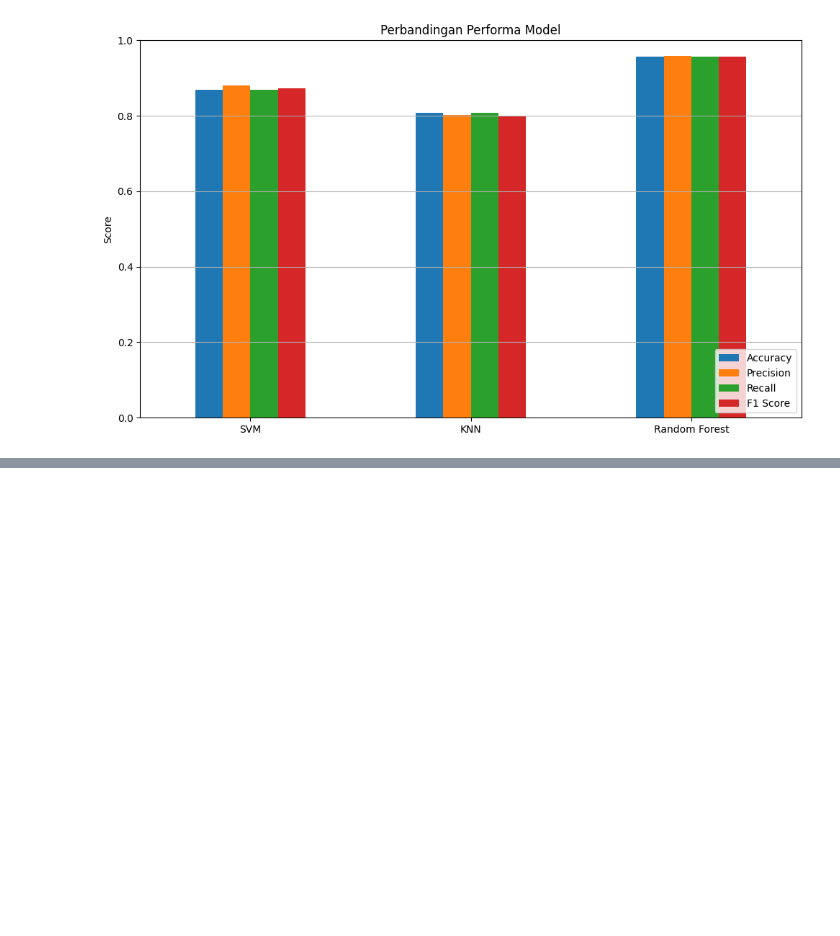
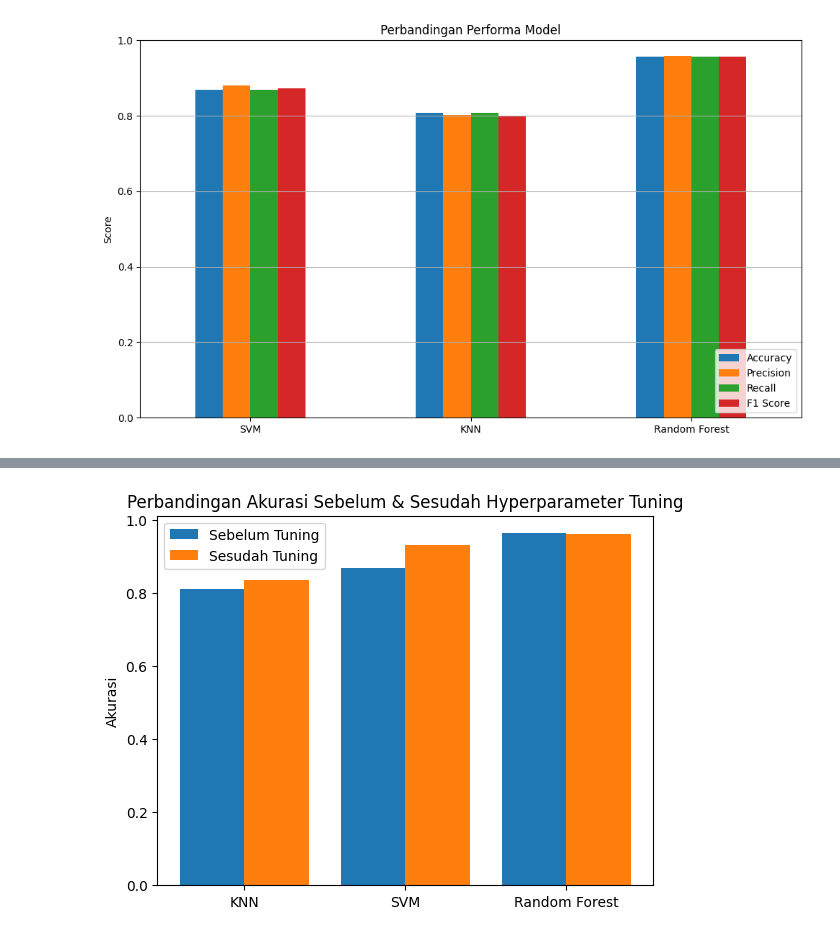
Before and after one commit to muhammadaryadwisaputra/Bengkel-Coding, a Jupyter notebook: Uas(BK)ipynb.ipynb, the cells around one changed output, grey strips where cells are left out. Cells and saved outputs as stored; diff of their text form; code cells hidden in the pictures; blank space fills up the shorter version.

```diff
--- a/Uas(BK)ipynb.ipynb
+++ b/Uas(BK)ipynb.ipynb
@@ -284,0 +287,96 @@ plt.show()
+# %%
+from sklearn.preprocessing import StandardScaler
+from sklearn.model_selection import GridSearchCV
+from sklearn.neighbors import KNeighborsClassifier
+from sklearn.svm import SVC
+from sklearn.ensemble import RandomForestClassifier
+from sklearn.metrics import accuracy_score, confusion_matrix, classification_report
+import matplotlib.pyplot as plt
+import seaborn as sns
+import joblib
+
+# ------------------- SCALING -------------------
+scaler = StandardScaler()
+X_train_scaled = scaler.fit_transform(X_train)
+X_test_scaled = scaler.transform(X_test)
+
+# ------------------- MODEL SEBELUM TUNING -------------------
+model_knn_before = KNeighborsClassifier()
+model_svm_before = SVC()
+model_rf_before = RandomForestClassifier()
+
+model_knn_before.fit(X_train_scaled, y_train)
+model_svm_before.fit(X_train_scaled, y_train)
+model_rf_before.fit(X_train_scaled, y_train)
+
+acc_knn_before = accuracy_score(y_test, model_knn_before.predict(X_test_scaled))
+acc_svm_before = accuracy_score(y_test, model_svm_before.predict(X_test_scaled))
+acc_rf_before = accuracy_score(y_test, model_rf_before.predict(X_test_scaled))
+
+# ------------------- HYPERPARAMETER TUNING -------------------
+# KNN
+param_knn = {'n_neighbors': [3, 5, 7, 9]}
+grid_knn = GridSearchCV(KNeighborsClassifier(), param_knn, cv=5)
+grid_knn.fit(X_train_scaled, y_train)
+best_knn = grid_knn.best_estimator_
+
+# SVM
+param_svm = {'C': [0.1, 1, 10], 'kernel': ['linear', 'rbf']}
+grid_svm = GridSearchCV(SVC(), param_svm, cv=5)
+grid_svm.fit(X_train_scaled, y_train)
+best_svm = grid_svm.best_estimator_
+
+# Random Forest
+param_rf = {'n_estimators': [50, 100], 'max_depth': [None, 10, 20]}
+grid_rf = GridSearchCV(RandomForestClassifier(), param_rf, cv=5)
+grid_rf.fit(X_train_scaled, y_train)
+best_rf = grid_rf.best_estimator_
+
+# ------------------- AKURASI SETELAH TUNING -------------------
+acc_knn_after = accuracy_score(y_test, best_knn.predict(X_test_scaled))
+acc_svm_after = accuracy_score(y_test, best_svm.predict(X_test_scaled))
+acc_rf_after = accuracy_score(y_test, best_rf.predict(X_test_scaled))
+
+print("\n=== Akurasi Setelah Hyperparameter Tuning ===")
+print(f"KNN Accuracy: {acc_knn_after:.4f}")
+print(f"SVM Accuracy: {acc_svm_after:.4f}")
+print(f"Random Forest Accuracy: {acc_rf_after:.4f}")
+
+# ------------------- VISUALISASI PERBANDINGAN -------------------
+model_names = ['KNN', 'SVM', 'Random Forest']
+acc_before = [acc_knn_before, acc_svm_before, acc_rf_before]
+acc_after = [acc_knn_after, acc_svm_after, acc_rf_after]
+
+x = range(len(model_names))
+plt.bar(x, acc_before, width=0.4, label='Sebelum Tuning', align='center')
+plt.bar([i + 0.4 for i in x], acc_after, width=0.4, label='Sesudah Tuning', align='center')
+plt.xticks([i + 0.2 for i in x], model_names)
+plt.ylabel('Akurasi')
+plt.title('Perbandingan Akurasi Sebelum & Sesudah Hyperparameter Tuning')
+plt.legend()
+plt.show()
+
+# ------------------- HEATMAP CONFUSION MATRIX -------------------
+models_after = {
+    "KNN (Tuned)": best_knn,
+    "SVM (Tuned)": best_svm,
+    "Random Forest (Tuned)": best_rf
+}
+
+for name, model in models_after.items():
+    y_pred = model.predict(X_test_scaled)
+    cm = confusion_matrix(y_test, y_pred)
+    plt.figure(figsize=(6,4))
+    sns.heatmap(cm, annot=True, fmt='d', cmap='Blues')
+    plt.title(f'Confusion Matrix - {name}')
+    plt.xlabel('Predicted')
+    plt.ylabel('Actual')
+    plt.show()
+    print(f"\nClassification Report for {name}:\n")
+    print(classification_report(y_test, y_pred))
+    # ------------------- SIMPAN MODEL TERBAIK -------------------
+# Ganti ke best_rf atau best_knn jika lebih bagus
+best_model = best_rf
+joblib.dump(best_model, 'best_model.pkl')
+print("Model terbaik berhasil disimpan sebagai 'best_model.pkl'")
+# %% [output]
@@ -284,0 +387 @@ plt.show()
+[figure, added]
```
Also changed, not shown: parts of 6 cells of this notebook.
